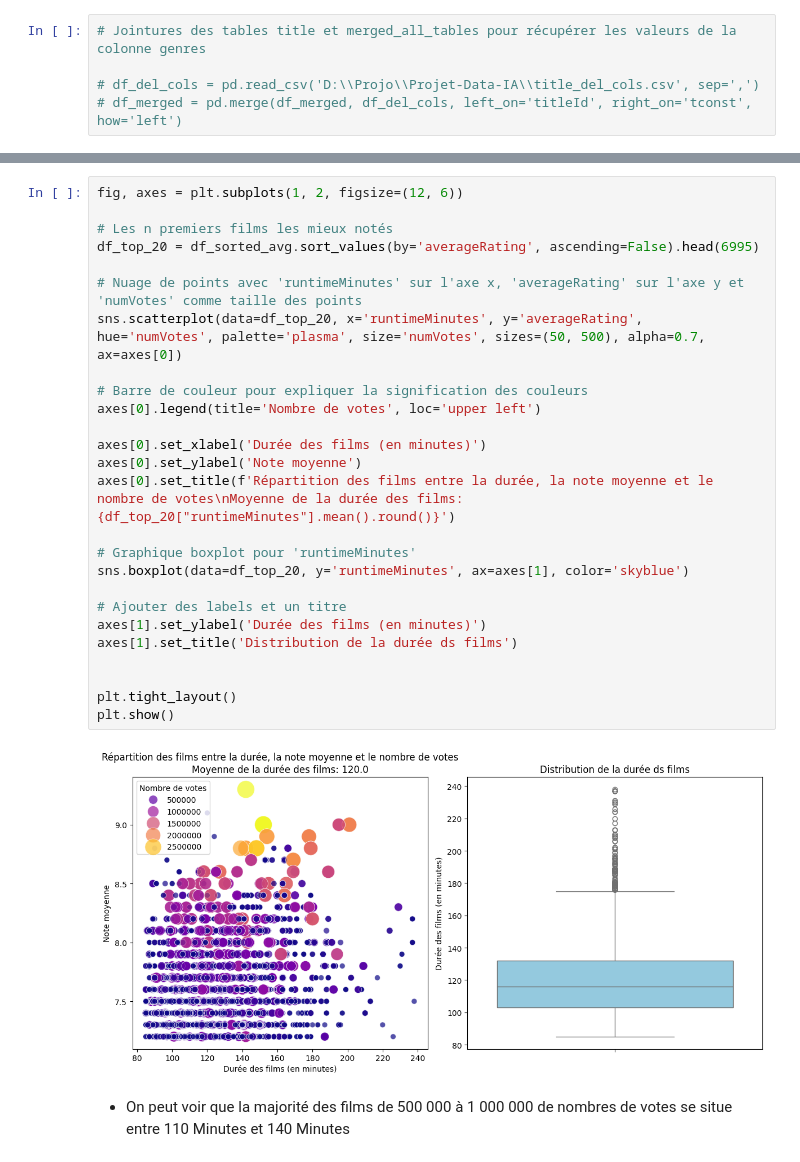
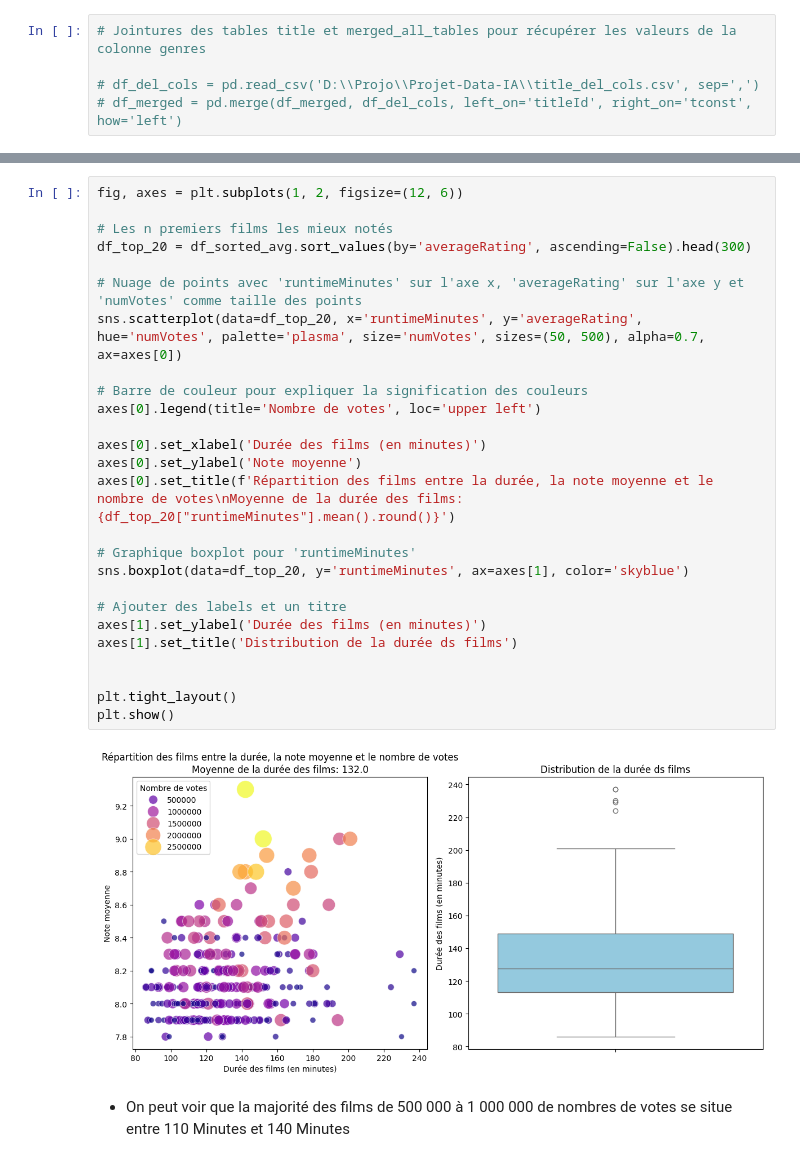
Before and after one commit to Patrick-NII/Projet-Data-IA, a Jupyter notebook: Merged_all_tables/merged_all_tables.ipynb, the cells around one changed output, grey strips where cells are left out. Cells and saved outputs as stored; diff of their text form.

Commit message:
ajout de graphique explicative

```diff
--- a/Merged_all_tables/merged_all_tables.ipynb
+++ b/Merged_all_tables/merged_all_tables.ipynb
@@ -138,31 +124,31 @@ df_mean_avg.round()
 # %%
 fig, axes = plt.subplots(1, 2, figsize=(12, 6))
 
 # Les n premiers films les mieux notés
-df_top_20 = df_sorted_avg.sort_values(by='averageRating', ascending=False).head(6995)
+df_top_20 = df_sorted_avg.sort_values(by='averageRating', ascending=False).head(300)
 
 # Nuage de points avec 'runtimeMinutes' sur l'axe x, 'averageRating' sur l'axe y et 'numVotes' comme taille des points
 sns.scatterplot(data=df_top_20, x='runtimeMinutes', y='averageRating', hue='numVotes', palette='plasma', size='numVotes', sizes=(50, 500), alpha=0.7, ax=axes[0])
 
 # Barre de couleur pour expliquer la signification des couleurs
 axes[0].legend(title='Nombre de votes', loc='upper left')
 
 axes[0].set_xlabel('Durée des films (en minutes)')
 axes[0].set_ylabel('Note moyenne')
 axes[0].set_title(f'Répartition des films entre la durée, la note moyenne et le nombre de votes\nMoyenne de la durée des films: {df_top_20["runtimeMinutes"].mean().round()}')
 
 # Graphique boxplot pour 'runtimeMinutes'
 sns.boxplot(data=df_top_20, y='runtimeMinutes', ax=axes[1], color='skyblue')
 
 # Ajouter des labels et un titre
 axes[1].set_ylabel('Durée des films (en minutes)')
 axes[1].set_title('Distribution de la durée ds films')
 
 
 plt.tight_layout()
 plt.show()
 # %% [output]
-[figure, old version]
+[figure, new version]
 # %% [markdown]
 * On peut voir que la majorité des films de 500 000 à 1 000 000 de nombres de votes se situe entre 110 Minutes et 140 Minutes
 # %%
```
Also changed, not shown: parts of 16 cells of this notebook.
